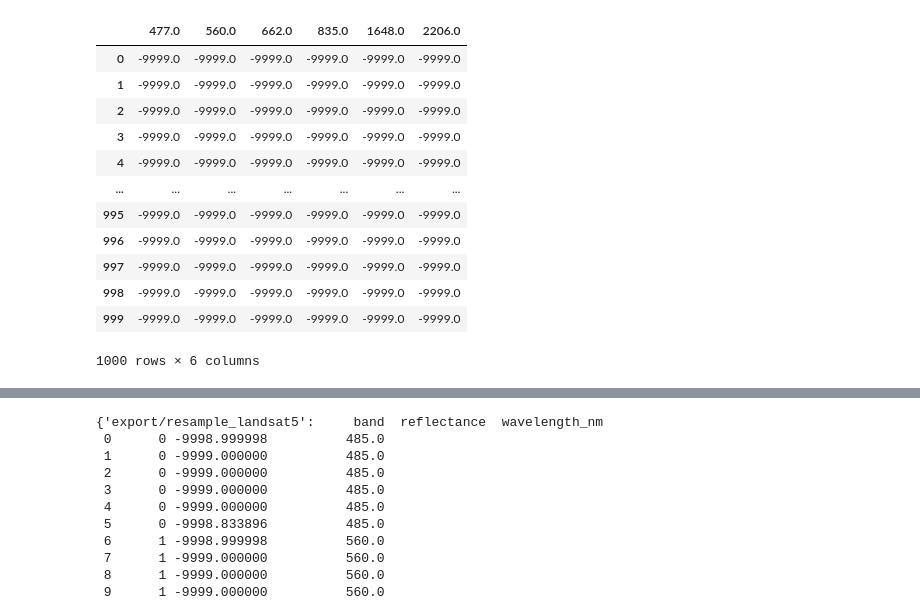
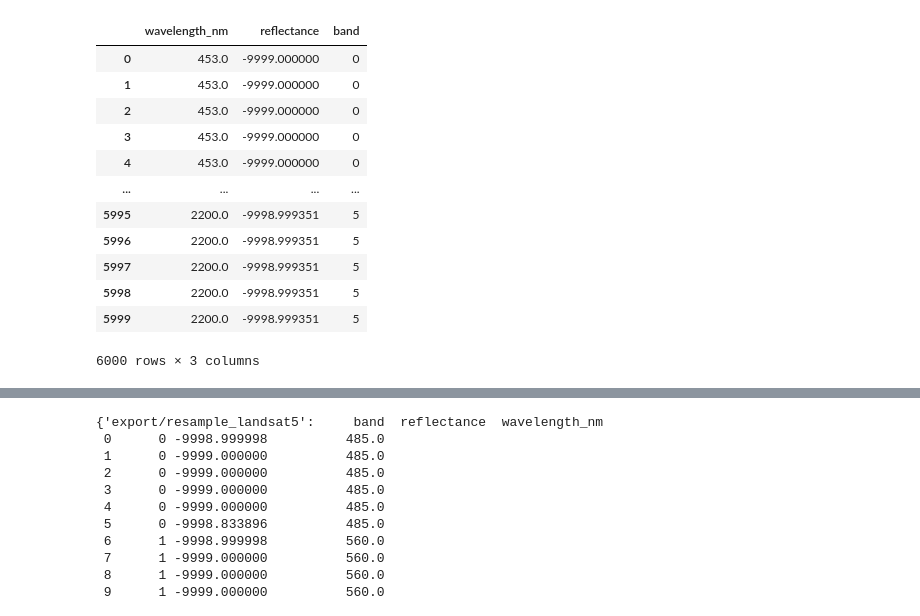
Before and after one commit to earthlab/cross-sensor-cal, a Jupyter notebook: plot_resample.ipynb, the cells around one changed output, grey strips where cells are left out. Drawn from its saved outputs; the diff is of its cells as text; code cells hidden in the pictures.

```diff
--- a/plot_resample.ipynb
+++ b/plot_resample.ipynb
@@ -34,15 +4,0 @@ array([ 381.27301 ,  386.281097,  391.289215,  396.297302,  401.305511,
-# %%
-rowrange = np.arange(1, 6000, 6).tolist()
-colrange = np.arange(0, 1000, 1).tolist()
-
-original = envi.get_pixels(rowrange, colrange)
-original
-
-for i in range(original.shape[0]): # Loop through each row/pixel
-    plt.plot(envi.wavelengths, original[i, :426], label=f'Pixel {i+1}')
-
-plt.xlabel('Wavelength')
-plt.ylabel('Reflectance')
-plt.title('Spectral Signatures')
-plt.ylim(0,17000)
-plt.show()
@@ -82,11 +36,3 @@ def get_spectral_data_and_wavelengths(filename, row_step, col_step):
     wavelengths = envi.wavelengths
 
     return original, wavelengths
-
-# Example usage
-filename = "export/ENVI__corrected_0"
-row_step = 6
-col_step = 1
-spectral_data, wavelengths = get_spectral_data_and_wavelengths(filename, row_step, col_step)
-
-# Now you have both the spectral data and the corresponding wavelengths
@@ -116,7 +42,8 @@ filenames = [
     "export/resample_landsat7",
     "export/resample_landsat8",
     "export/resample_landsat9.img",
-    "export/ENVI__corrected_0"
+    "export/ENVI__corrected_0",
+    "export/ENVI__corrected_0_mask"
 ]
 
 # Initialize dictionary to store results
@@ -130,3 +57,4 @@ for filename in filenames:
     results[filename] = {"spectral_data": spectral_data, "wavelengths": wavelengths}
 
 # Now, results contain spectral data and wavelengths for each file
+results
@@ -133,31 +158,45 @@ for filename in filenames:
 # %%
 import pandas as pd
 import numpy as np
 
 # Assuming 'results' is your dictionary
-first_key = list(results.keys())[1]  # Get the first key from the dictionary
+first_key = list(results.keys())[3]  # Get the first key from the dictionary
 spectral_data = results[first_key]['spectral_data']  # Access the spectral_data array for this key
 wavelengths = results[first_key]['wavelengths']  # Access the wavelengths array for this key
 
 # Create a DataFrame from the spectral data
 df_spectral_data = pd.DataFrame(spectral_data, columns=wavelengths.astype(str))
 
 # Now 'df_spectral_data' is a pandas DataFrame with each column named after its corresponding wavelength
-df_spectral_data
+#df_spectral_data
+
+long_df = pd.melt(pd.DataFrame(df_spectral_data), var_name="wavelength_nm", value_name="reflectance")
+#long_df
+
+waves = pd.DataFrame(wavelengths, columns=["wavelength_nm"])
+waves['band'] = range(len(waves))
+waves
+
+
+    # Convert 'wavelength_nm' to numeric, if necessary
+long_df["wavelength_nm"] = pd.to_numeric(long_df["wavelength_nm"])
+merged_data = pd.merge(long_df, waves, on='wavelength_nm')
+
+merged_data
 # %% [output]
-|  | 477.0 | 560.0 | 662.0 | 835.0 | 1648.0 | 2206.0 |
-| 0 | -9999.0 | -9999.0 | -9999.0 | -9999.0 | -9999.0 | -9999.0 |
-| 1 | -9999.0 | -9999.0 | -9999.0 | -9999.0 | -9999.0 | -9999.0 |
-| 2 | -9999.0 | -9999.0 | -9999.0 | -9999.0 | -9999.0 | -9999.0 |
-| 3 | -9999.0 | -9999.0 | -9999.0 | -9999.0 | -9999.0 | -9999.0 |
-| 4 | -9999.0 | -9999.0 | -9999.0 | -9999.0 | -9999.0 | -9999.0 |
-| ... | ... | ... | ... | ... | ... | ... |
-| 995 | -9999.0 | -9999.0 | -9999.0 | -9999.0 | -9999.0 | -9999.0 |
-| 996 | -9999.0 | -9999.0 | -9999.0 | -9999.0 | -9999.0 | -9999.0 |
-| 997 | -9999.0 | -9999.0 | -9999.0 | -9999.0 | -9999.0 | -9999.0 |
-| 998 | -9999.0 | -9999.0 | -9999.0 | -9999.0 | -9999.0 | -9999.0 |
-| 999 | -9999.0 | -9999.0 | -9999.0 | -9999.0 | -9999.0 | -9999.0 |
+|  | wavelength_nm | reflectance | band |
+| 0 | 453.0 | -9999.000000 | 0 |
+| 1 | 453.0 | -9999.000000 | 0 |
+| 2 | 453.0 | -9999.000000 | 0 |
+| 3 | 453.0 | -9999.000000 | 0 |
+| 4 | 453.0 | -9999.000000 | 0 |
+| ... | ... | ... | ... |
+| 5995 | 2200.0 | -9998.999351 | 5 |
+| 5996 | 2200.0 | -9998.999351 | 5 |
+| 5997 | 2200.0 | -9998.999351 | 5 |
+| 5998 | 2200.0 | -9998.999351 | 5 |
+| 5999 | 2200.0 | -9998.999351 | 5 |
-1000 rows × 6 columns
+6000 rows × 3 columns
 # %%
 import pandas as pd
 
```
Also changed, not shown: parts of 9 cells of this notebook.
